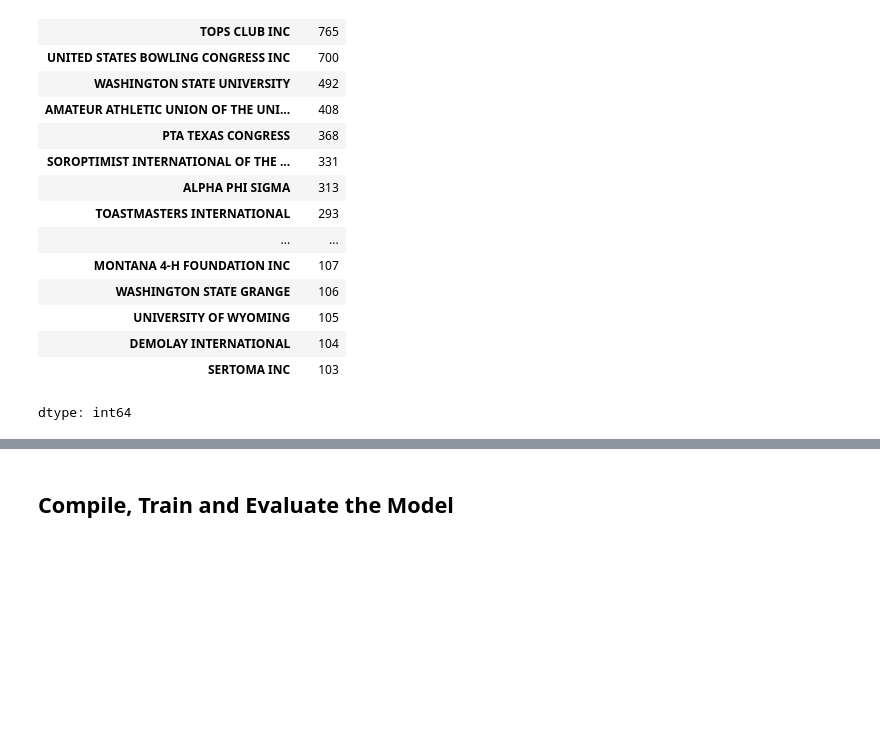
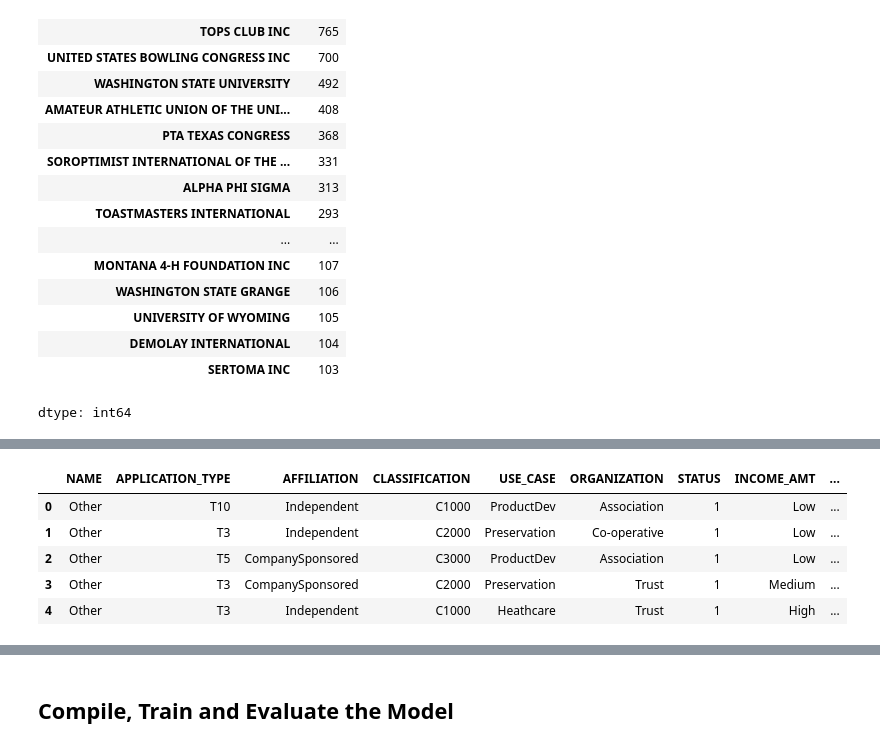
Before and after one commit to GayatriRajagopalan/Module21_DeepLearningChallenge, a Jupyter notebook: Starter_Code_optimized_colab.ipynb, the cells around one changed output, grey strips where cells are left out. Drawn from its saved outputs; the diff is of its cells as text; code cells hidden in the pictures; blank space fills up the shorter version.

```diff
--- a/Starter_Code_optimized_colab.ipynb
+++ b/Starter_Code_optimized_colab.ipynb
@@ -18,3 +47,6 @@ application_df.head()
 | 2 | 10547893 | ST CLOUD PROFESSIONAL FIREFIGHTERS | T5 | CompanySponsored | C3000 | ProductDev | Association | 1 | ... |
 | 3 | 10553066 | SOUTHSIDE ATHLETIC ASSOCIATION | T3 | CompanySponsored | C2000 | Preservation | Trust | 1 | ... |
 | 4 | 10556103 | GENETIC RESEARCH INSTITUTE OF THE... | T3 | Independent | C1000 | Heathcare | Trust | 1 | ... |
+# %%
+application_df = pd.read_csv("https://static.bc-edx.com/data/dl-1-2/m21/lms/starter/charity_data.csv")
+application_df.head()
@@ -337,0 +435,9 @@ dtype: int64
+# %%
+application_df.head()
+# %% [output]
+|  | NAME | APPLICATION_TYPE | AFFILIATION | CLASSIFICATION | USE_CASE | ORGANIZATION | STATUS | INCOME_AMT | ... |
+| 0 | Other | T10 | Independent | C1000 | ProductDev | Association | 1 | Low | ... |
+| 1 | Other | T3 | Independent | C2000 | Preservation | Co-operative | 1 | Low | ... |
+| 2 | Other | T5 | CompanySponsored | C3000 | ProductDev | Association | 1 | Low | ... |
+| 3 | Other | T3 | CompanySponsored | C2000 | Preservation | Trust | 1 | Medium | ... |
+| 4 | Other | T3 | Independent | C1000 | Heathcare | Trust | 1 | High | ... |
```
Also changed, not shown: parts of 38 cells of this notebook, 4 other files.
